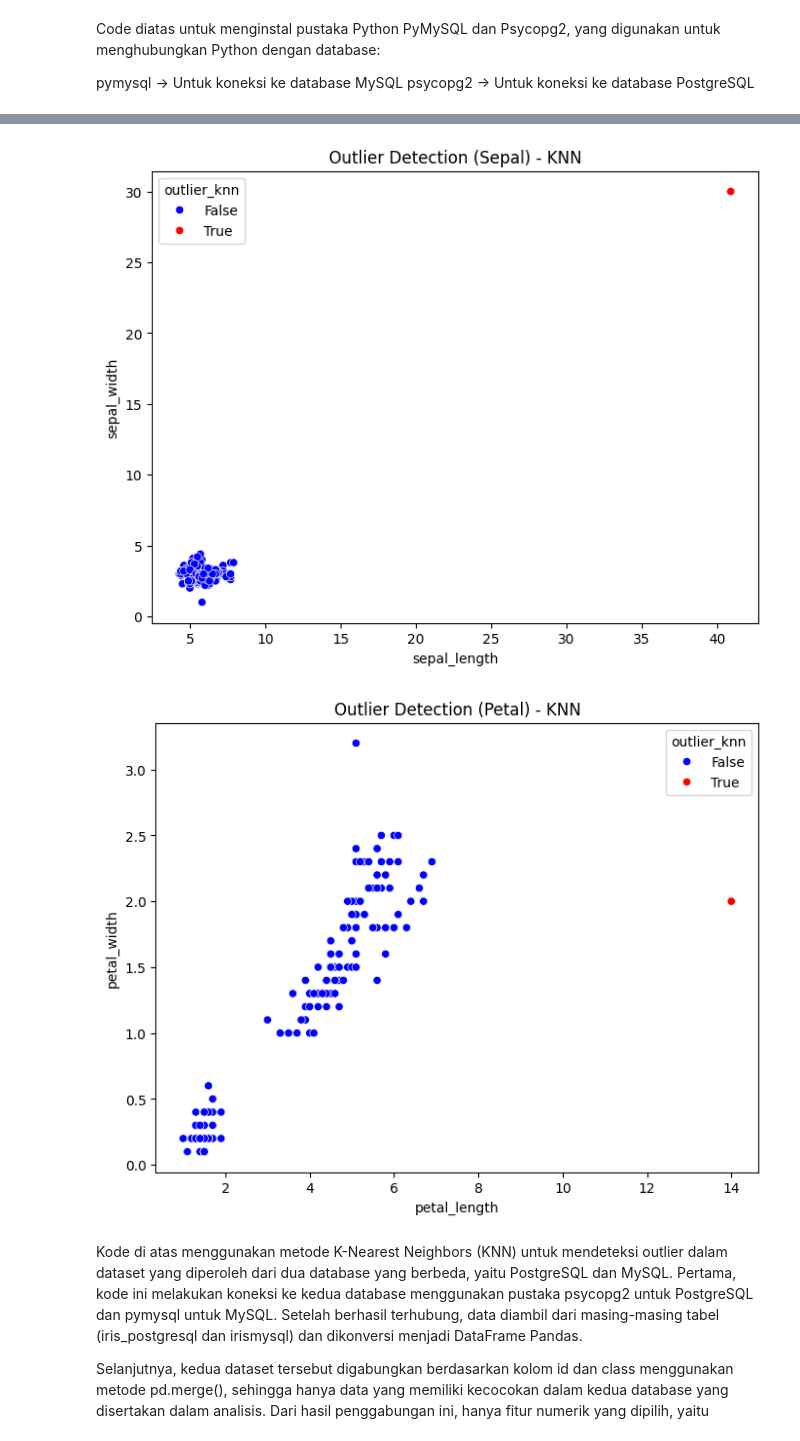
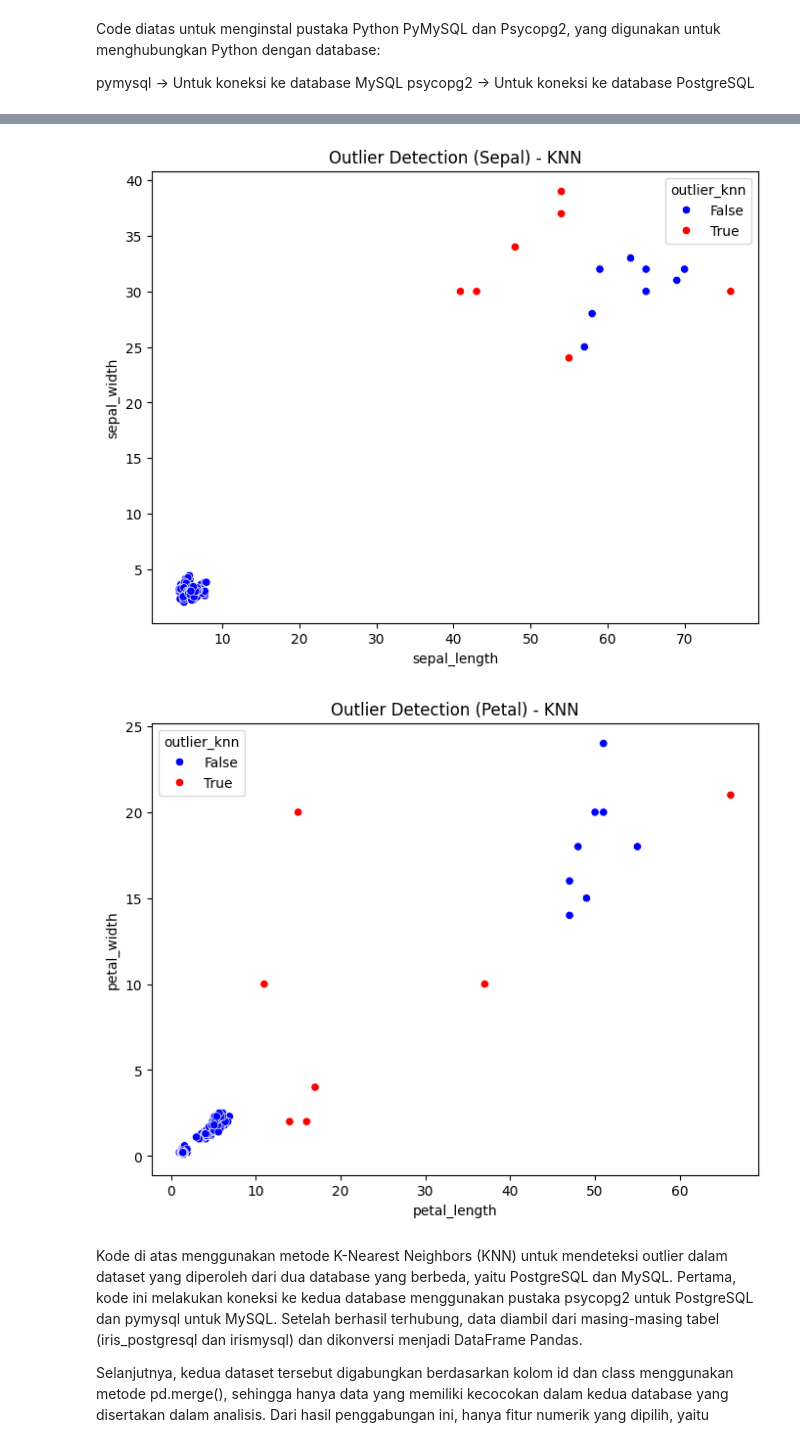
Before and after one commit to malikaauliaputri/pendata, a Jupyter notebook: _sources/KNN_Malika.ipynb, the cells around one changed output, grey strips where cells are left out. Saved outputs shown, nothing was run; the diff lists cells and outputs as text; code cells hidden in the pictures.

Commit message:
Upload Materi PENDATA

```diff
--- a/_sources/KNN_Malika.ipynb
+++ b/_sources/KNN_Malika.ipynb
@@ -47,14 +39,14 @@ from sklearn.neighbors import NearestNeighbors
 
 def get_pg_data():
     conn = psycopg2.connect(
-        host="pg-289a0f88-pendataa.g.aivencloud.com",
+        host="pg-2784e994-malikaauliaaa2-1544.h.aivencloud.com",
         user="avnadmin",
-        password="AVNS_1tT_bnHq81keqZ9n-wh",
+        password="AVNS_7OwV6So2k6qKTb1yXO0",
         database="defaultdb",
-        port=22825
+        port=26315
     )
     cursor = conn.cursor()
-    cursor.execute("SELECT * FROM iris_postgresql")
+    cursor.execute("SELECT * FROM tabel2")
     data = cursor.fetchall()
     columns = [desc[0] for desc in cursor.description]
     cursor.close()
@@ -63,14 +55,14 @@ def get_pg_data():
 
 def get_mysql_data():
     conn = pymysql.connect(
-        host="mysql-9b686fb-pendataa.g.aivencloud.com",
+        host="mysql-a971b40-malikaauliaaa2-1544.h.aivencloud.com",
         user="avnadmin",
-        password="AVNS_ZuFdVS1OQkmHx4P1Wtp",
-        database="defaultdb",
-        port=22825
+        password="AVNS_xWwDDfEtRsiv7WGcUgO",
+        database="irish",
+        port=26315
     )
     cursor = conn.cursor()
-    cursor.execute("SELECT * FROM irismysql")
+    cursor.execute("SELECT * FROM tabel1")
     data = cursor.fetchall()
     columns = [desc[0] for desc in cursor.description]
     cursor.close()
@@ -151,5 +143,5 @@ Data Outlier:
-[figure, old version]
+[figure, new version]
-[figure, old version]
+[figure, new version]
 # %% [markdown]
 Kode di atas menggunakan metode K-Nearest Neighbors (KNN) untuk mendeteksi outlier dalam dataset yang diperoleh dari dua database yang berbeda, yaitu PostgreSQL dan MySQL. Pertama, kode ini melakukan koneksi ke kedua database menggunakan pustaka psycopg2 untuk PostgreSQL dan pymysql untuk MySQL. Setelah berhasil terhubung, data diambil dari masing-masing tabel (iris_postgresql dan irismysql) dan dikonversi menjadi DataFrame Pandas.
 
```
Also changed, not shown: parts of 9 cells of this notebook, 4 other files.
